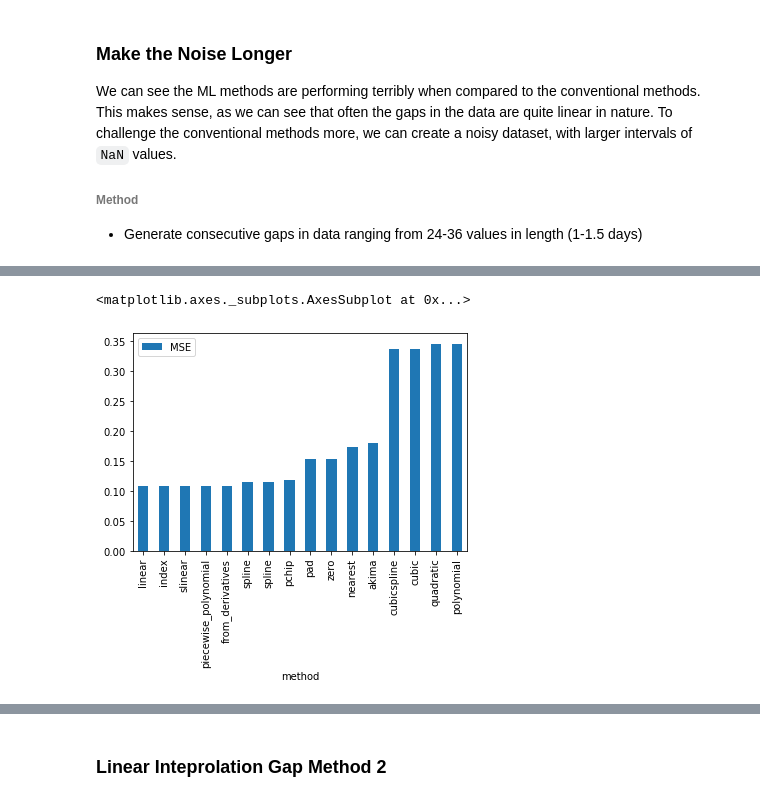
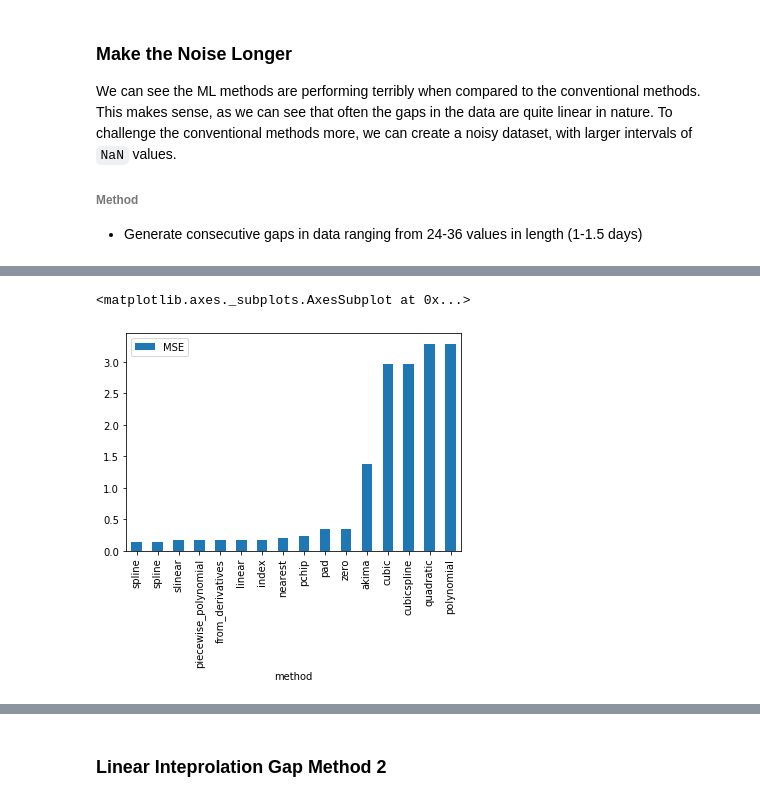
Before and after one commit to franticOreo/WeatherInterpolation, a Jupyter notebook: WeatherDataInterpolation.ipynb, the cells around one changed output, grey strips where cells are left out. Saved outputs shown, nothing was run; the diff lists cells and outputs as text; code cells hidden in the pictures.

```diff
--- a/WeatherDataInterpolation.ipynb
+++ b/WeatherDataInterpolation.ipynb
@@ -376,12 +377,3 @@ We can see the ML methods are performing terribly when compared to the conventio
 
 ###### Method
 * Generate consecutive gaps in data ranging from 24-36 values in length (1-1.5 days)
-# %%
-noise_level = 0.2
-gap_size = 36
-
-
-n_nans = int(noise_level * test_df.shape[0])
-n_nans
-
-n_gap_sequences = int(n_nans / gap_size)
@@ -410,3 +400,20 @@ def generate_gap_sequences_indices(n_gap_sequences, gap_size):
             gap_indices.extend(gap_i_range)
 
     return gap_indices, count
+
+
+gap_pct = 0.2
+gap_size = 36
+
+
+def set_gap_size_df(df, gap_pct, gap_size, response=RESPONSE_VAR):
+    # Total amount of NaN values in df.
+    n_nans = int(gap_pct * test_df.shape[0])
+    n_gap_sequences = int(n_nans / gap_size)
+
+    gap_indices, _ = generate_gap_sequences_indices(n_gap_sequences, gap_size)
+    gap_df = df.copy()
+
+    gap_df[response].iloc[gap_indices] = np.nan
+
+    return gap_df
@@ -417,0 +420,2 @@ noisy2_test_df['temperature'].iloc[gap_indices] = np.nan
+# %%
+gap2_df = set_gap_size_df(test_df, gap_pct=0.33, gap_size=150)
@@ -418,7 +427,7 @@ noisy2_test_df['temperature'].iloc[gap_indices] = np.nan
 # %%
-methods_noise2_df = benchmark_conventional_methods(noisy2_test_df, methods)
+methods_gap2_df = benchmark_conventional_methods(gap2_df, methods)
 # %%
-methods_noise2_df.plot(kind='bar')
+methods_gap2_df.plot(kind='bar')
 # %% [output]
 <matplotlib.axes._subplots.AxesSubplot at 0x...>
-[figure, old version]
+[figure, new version]
```
Also changed, not shown: parts of 33 cells of this notebook, 1 other file.
